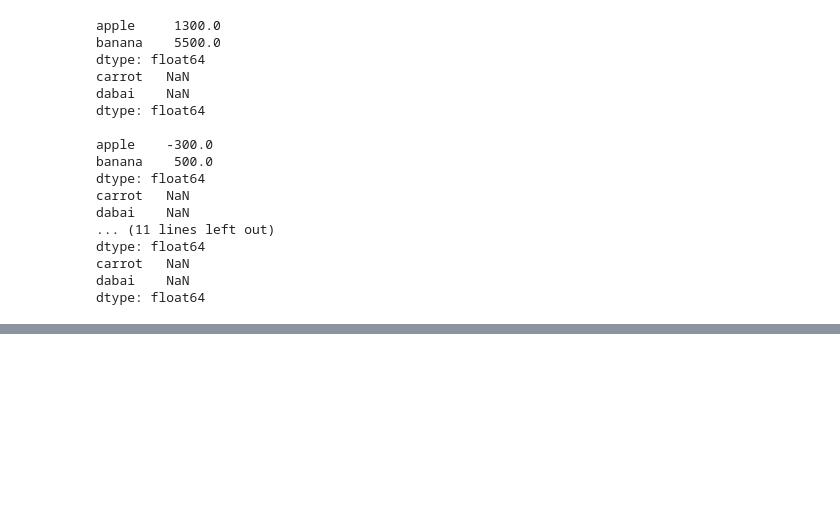
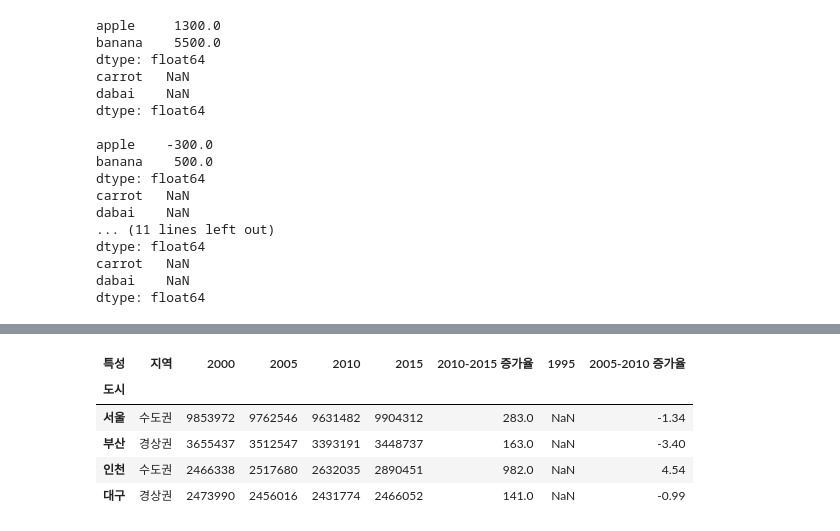
Before and after one commit to pjh753156a/python-basic, a Jupyter notebook: python_numpy/pandas/pandas_class.ipynb, the cells around one changed output, grey strips where cells are left out. Cells and saved outputs as stored; diff of their text form; code cells hidden in the pictures; blank space fills up the shorter version.

```diff
--- a/python_numpy/pandas/pandas_class.ipynb
+++ b/python_numpy/pandas/pandas_class.ipynb
@@ -422,0 +558,14 @@ dtype: float64
+# %%
+columns=['지역','2000','2005','2010','2015','2010-2015 증가율','1995']
+index=['서울','부산','인천','대구']
+data = {
+    '2015':[9904312,3448737,2890451,2466052],
+    '2010':[9631482,3393191,2632035,2431774],
+    '2005':[9762546,3512547,2517680,2456016],
+    '2000':[9853972,3655437,2466338,2473990],
+    '지역':['수도권','경상권','수도권','경상권'],
+    '2010-2015 증가율':[.0283,.0163,.0982,.0141]
+}
+
+df = pd.DataFrame(data,index=index,columns=columns)
+print(df)
@@ -422,0 +578,4 @@ dtype: float64
+# %%
+df.index.name = '도시'
+df.columns.name = '특성'
+print(df)
@@ -422,0 +589,4 @@ dtype: float64
+# %%
+# 수정(갱신)
+df['2010-2015 증가율']=df['2010-2015 증가율']*100
+df
@@ -422,0 +600,11 @@ dtype: float64
+# %%
+# 추가
+df['2005-2010 증가율']=((df['2010']-df['2005'])/df['2005']*100).round(2)
+df
+# %% [output]
+| 특성 | 지역 | 2000 | 2005 | 2010 | 2015 | 2010-2015 증가율 | 1995 | 2005-2010 증가율 |
+| 도시 |  |  |  |  |  |  |  |  |
+| 서울 | 수도권 | 9853972 | 9762546 | 9631482 | 9904312 | 283.0 | NaN | -1.34 |
+| 부산 | 경상권 | 3655437 | 3512547 | 3393191 | 3448737 | 163.0 | NaN | -3.40 |
+| 인천 | 수도권 | 2466338 | 2517680 | 2632035 | 2890451 | 982.0 | NaN | 4.54 |
+| 대구 | 경상권 | 2473990 | 2456016 | 2431774 | 2466052 | 141.0 | NaN | -0.99 |
```
Also changed, not shown: parts of 36 cells of this notebook, 4 other files.
